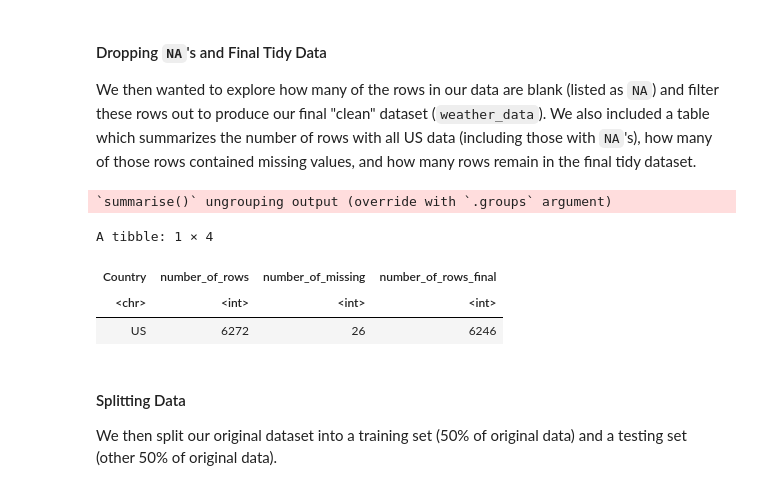
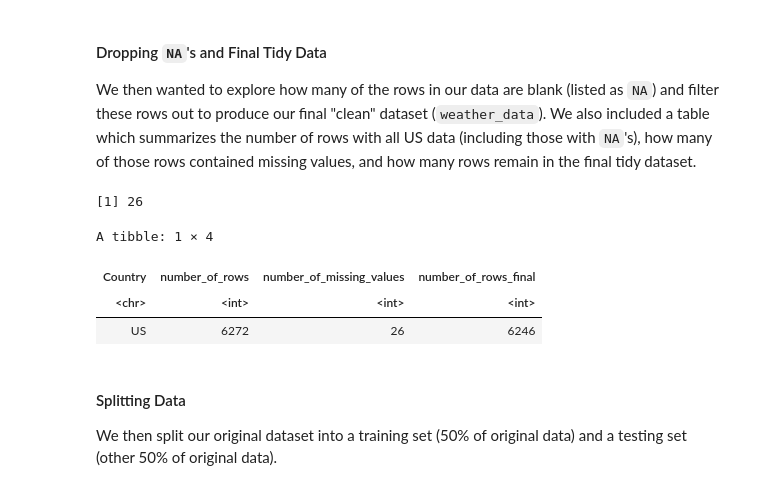
Before and after one commit to codingonapotato/dsci100_group_project_S2022, a Jupyter notebook: Final Project Report.ipynb, the cells around one changed output. Cells and saved outputs as stored; diff of their text form; code cells hidden in the pictures.

```diff
--- a/Final Project Report.ipynb
+++ b/Final Project Report.ipynb
@@ -24,8 +24,8 @@ Then we loaded and read our data from a REMOTE source <-- idk how to do this yo
 # %%
 url = "https://raw.githubusercontent.com/codingonapotato/dsci100_group_project_S2022/main/data/daily_weather_2020.csv"
-download_weather <- download.file(url, destfile = "daily_weather_2020.csv")
-download_weather # Object used to summon the file from the internet to the local machine
+download_weather <- download.file(url, destfile = "daily_weather_2020.csv")  # Object used to summon the file from the internet to the local machine
 
 weather_data_raw <- suppressWarnings(read_csv("daily_weather_2020.csv")) %>%
-                        select(-X1) #Gets rid of the column keeping track of column numbers
+                        select(-X1) %>% #Gets rid of the column keeping track of column numbers
+                        rename("Country" = "Country/Region")
 # %% [output]
@@ -103,26 +85,36 @@ A tibble: 160 × 2
 
 We then wanted to explore how many of the rows in our data are blank (listed as `NA`) and filter these rows out to produce our final "clean" dataset (`weather_data`). We also included a table which summarizes the number of rows with all US data (including those with `NA`'s), how many of those rows contained missing values, and how many rows remain in the final tidy dataset.
 # %%
+# na_count <- weather_data_US_only %>%
+#             is.na() %>%
+#             as.data.frame() %>%
+#             filter(precipType == TRUE) %>%
+#             group_by(precipType) %>%
+#             summarize(number_of_missing = n()) %>%
+#             select(-precipType) #formally showing number of missing values in a weather_data_US_only dataframe
+
+# !!! <Above version needs am keeping temporarily review again make sure that the logic below works>
+
 na_count <- weather_data_US_only %>%
-            is.na() %>%
-            as.data.frame() %>%
-            filter(precipType == TRUE) %>%
-            group_by(precipType) %>%
-            summarize(number_of_missing = n()) %>%
-            select(-precipType) #formally showing number of missing values in a weather_data_US_only dataframe
+                filter(is.na(precipProbability)
+                       | is.na(temperatureHigh)
+                       | is.na(temperatureLow)
+                       | is.na(dewPoint)
+                       | is.na(precipType)) %>%
+                nrow() # To show the amount of missing data in our variables
 
 weather_data <- weather_data_US_only %>%
     drop_na() %>%
     mutate(precipType = as.factor(precipType)) #dropping all NA values from the dataset and mutating precipType into a factor
 
 unified_tibble <- slice(count, 1) %>%
-                    bind_cols(na_count) %>%
+                    mutate(number_of_missing_values = na_count) %>%
                     mutate(number_of_rows_final = nrow(weather_data))
 unified_tibble #Aggregate table for column number and number of *previously missing values in the dataset that got removed
 # %% [output]
-`summarise()` ungrouping output (override with `.groups` argument)
+[1] 26
 A tibble: 1 × 4
-| Country | number_of_rows | number_of_missing | number_of_rows_final |
+| Country | number_of_rows | number_of_missing_values | number_of_rows_final |
 | <chr> | <int> | <int> | <int> |
 | US | 6272 | 26 | 6246 |
 # %% [markdown]
```
Also changed, not shown: parts of 3 cells of this notebook.
